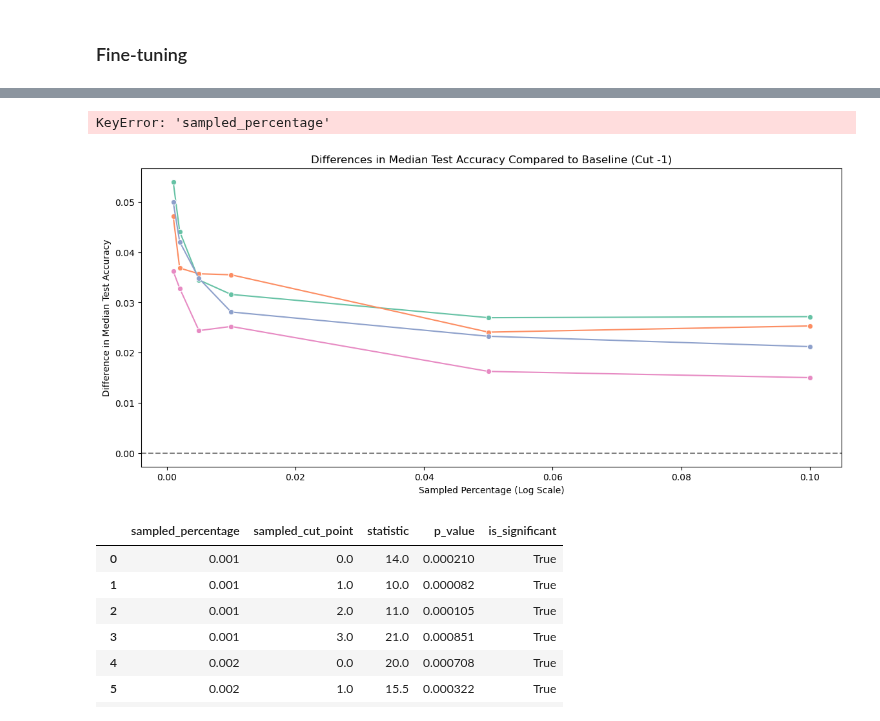
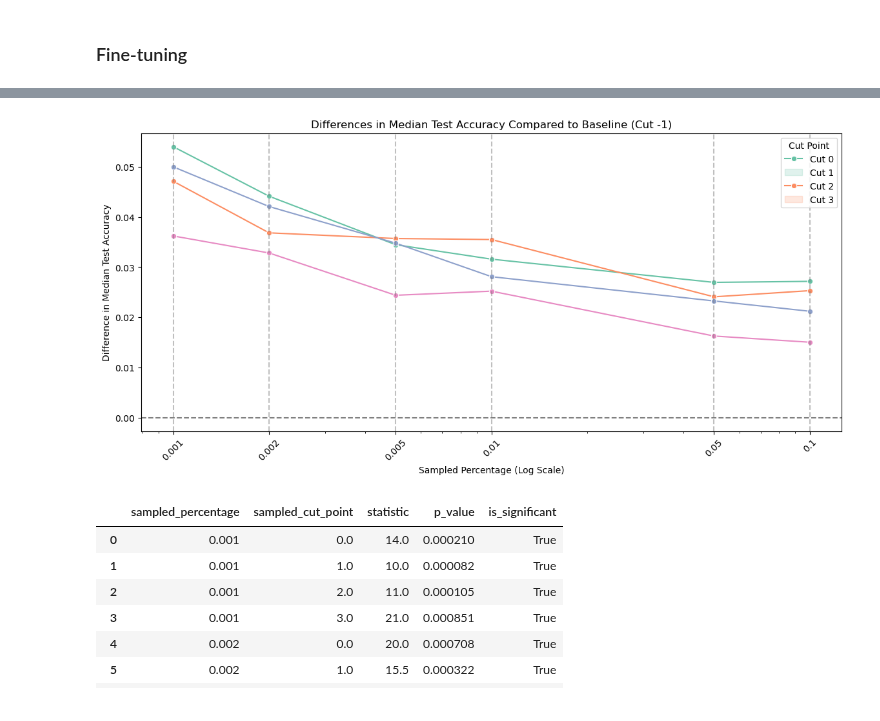
Before and after one commit to tusharmanekar/mp-tl-study, a Jupyter notebook: 50-50_MNIST/MNIST_CNN_3D_many_more_repeats_freeze_reinit.ipynb, the cells around one changed output, grey strips where cells are left out. Saved outputs shown, nothing was run; the diff lists cells and outputs as text; code cells hidden in the pictures.

```diff
--- a/50-50_MNIST/MNIST_CNN_3D_many_more_repeats_freeze_reinit.ipynb
+++ b/50-50_MNIST/MNIST_CNN_3D_many_more_repeats_freeze_reinit.ipynb
@@ -684,3 +695,12 @@ weighted avg       0.99      0.99      0.99      3059
+# %%
+#load model and params
+
+#pretrained_model = generate_cnn(input_dim = 28, output_dim = 10, depth = params['depth'], num_channels = params['width'],
+#                    hidden_dim_lin = params['hidden_dim_lin'], kernel_size = params['kernel_size'], activation_function = params["activation_function"], use_pooling=params['use_pooling'])
+#pretrained_model.to(device)
+
+pretrained_model.load_state_dict(torch.load('pretrained_models/pretrained_0.001/pretrained_model.pth'))
+pretrained_model.to(device)
 # %% [markdown]
 ## Fine-tuning Experiments
 # %%
@@ -893,7 +914,8 @@ with open('results_jsons/baselines_freeze_True_pool_False_lr_0.001_random_subsam
 #results = []
 # %%
 #percentages = [0.005, 0.01, 0.05, 0.1]
-percentages = [0.001, 0.002]
+#percentages = [0.001, 0.002]
+percentages = [0.3]
 # %%
 from tqdm import tqdm
 
@@ -989,6 +1020,8 @@ with open(f'results_jsons/results_freeze_{params["freeze"]}_pool_{params["use_po
 #load results
 with open('results_jsons/results_freeze_True_pool_False_lr_0.001_random_subsamples.json', 'r') as f:
     results = json.load(f)
+# %%
+results = results[1:]
 # %%
 import pandas as pd
 import matplotlib.pyplot as plt
@@ -1046,6 +1105,9 @@ ValueError: min() arg is an empty sequence
 # %%
-# Calculating the differences in median test accuracies between cuts 0 through 3 and the baseline (cut -1)
+import pandas as pd
+import matplotlib.pyplot as plt
+import seaborn as sns
 
+# Assuming df_combined is your original DataFrame
 
 # Grouping by sampled_percentage, sampled_cut_point and calculating medians
 medians_by_cut = df_combined.groupby(['sampled_percentage', 'sampled_cut_point'])['test_acc'].median().reset_index()
@@ -1054,50 +1116,42 @@ medians_by_cut = df_combined.groupby(['sampled_percentage', 'sampled_cut_point']
 pivot_medians = medians_by_cut.pivot(index='sampled_percentage', columns='sampled_cut_point', values='test_acc')
 
 # Calculating differences from baseline (cut -1)
 pivot_medians['diff_cut_0'] = pivot_medians[0] - pivot_medians[-1]
 pivot_medians['diff_cut_1'] = pivot_medians[1] - pivot_medians[-1]
 pivot_medians['diff_cut_2'] = pivot_medians[2] - pivot_medians[-1]
 pivot_medians['diff_cut_3'] = pivot_medians[3] - pivot_medians[-1]
 
-# Displaying the calculated differences
-pivot_medians[['diff_cut_0', 'diff_cut_1', 'diff_cut_2', 'diff_cut_3']]
+# Resetting index to make 'sampled_percentage' a column
+pivot_medians.reset_index(inplace=True)
 
-# Selecting only the difference columns for plotting
-diff_columns = pivot_medians[['diff_cut_0', 'diff_cut_1', 'diff_cut_2', 'diff_cut_3']]
-
-
-# remove rows with nans
-diff_columns = diff_columns.dropna()
-
+# Removing rows with NaN values
+pivot_medians.dropna(subset=['diff_cut_0', 'diff_cut_1', 'diff_cut_2', 'diff_cut_3'], inplace=True)
 
 # Adjusting the plot to use a logarithmic scale for the x-axis
-
 plt.figure(figsize=(14, 6))
 
 # Using a more harmonious color palette
 palette = sns.color_palette("Set2", 4)  # A color palette with softer, more harmonious colors
 
-
-# Re-plotting with the same color palette and logarithmic scale for the x-axis
+# Plotting the differences for each cut
 for i, column in enumerate(['diff_cut_0', 'diff_cut_1', 'diff_cut_2', 'diff_cut_3']):
-    sns.lineplot(x='sampled_percentage', y=column, data=diff_columns, marker='o', color=palette[i])
+    sns.lineplot(x='sampled_percentage', y=column, data=pivot_medians, marker='o', color=palette[i])
 
 plt.title('Differences in Median Test Accuracy Compared to Baseline (Cut -1)')
 plt.xlabel('Sampled Percentage (Log Scale)')
 plt.ylabel('Difference in Median Test Accuracy')
 plt.axhline(0, color='gray', linestyle='--')  # Adding a line at zero for reference
 
 # Adding vertical dashed lines for each sampled percentage
-for percentage in diff_columns['sampled_percentage']:
+for percentage in pivot_medians['sampled_percentage'].unique():
     plt.axvline(percentage, color='gray', linestyle='--', alpha=0.5)
 
 plt.xscale('log')  # Applying logarithmic scale to x-axis
-plt.xticks(diff_columns['sampled_percentage'], labels=diff_columns['sampled_percentage'], rotation=45)  # Setting x-axis ticks
+plt.xticks(pivot_medians['sampled_percentage'], labels=pivot_medians['sampled_percentage'], rotation=45)  # Setting x-axis ticks
 plt.legend(title='Cut Point', labels=['Cut 0', 'Cut 1', 'Cut 2', 'Cut 3'])
 plt.show()
 # %% [output]
-KeyError: 'sampled_percentage'
-[figure, old version]
+[figure, new version]
 # %%
 median_baseline = df_combined[df_combined['sampled_cut_point'] == -1].groupby('sampled_percentage')['test_acc'].median()
 df_with_baseline = df_combined.merge(median_baseline, on='sampled_percentage', suffixes=('', '_baseline'))
```
Also changed, not shown: parts of 8 cells of this notebook, 4 other files.
